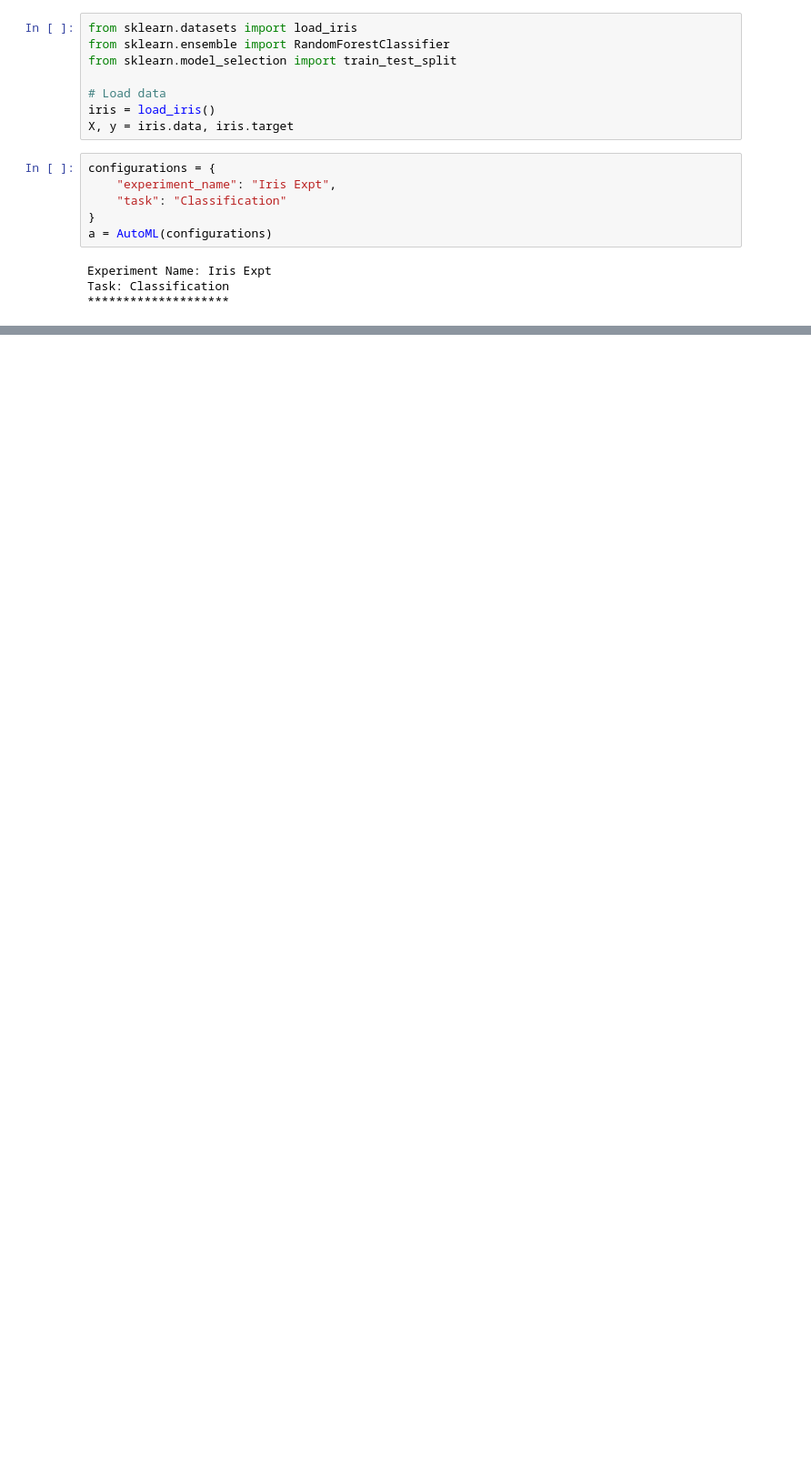
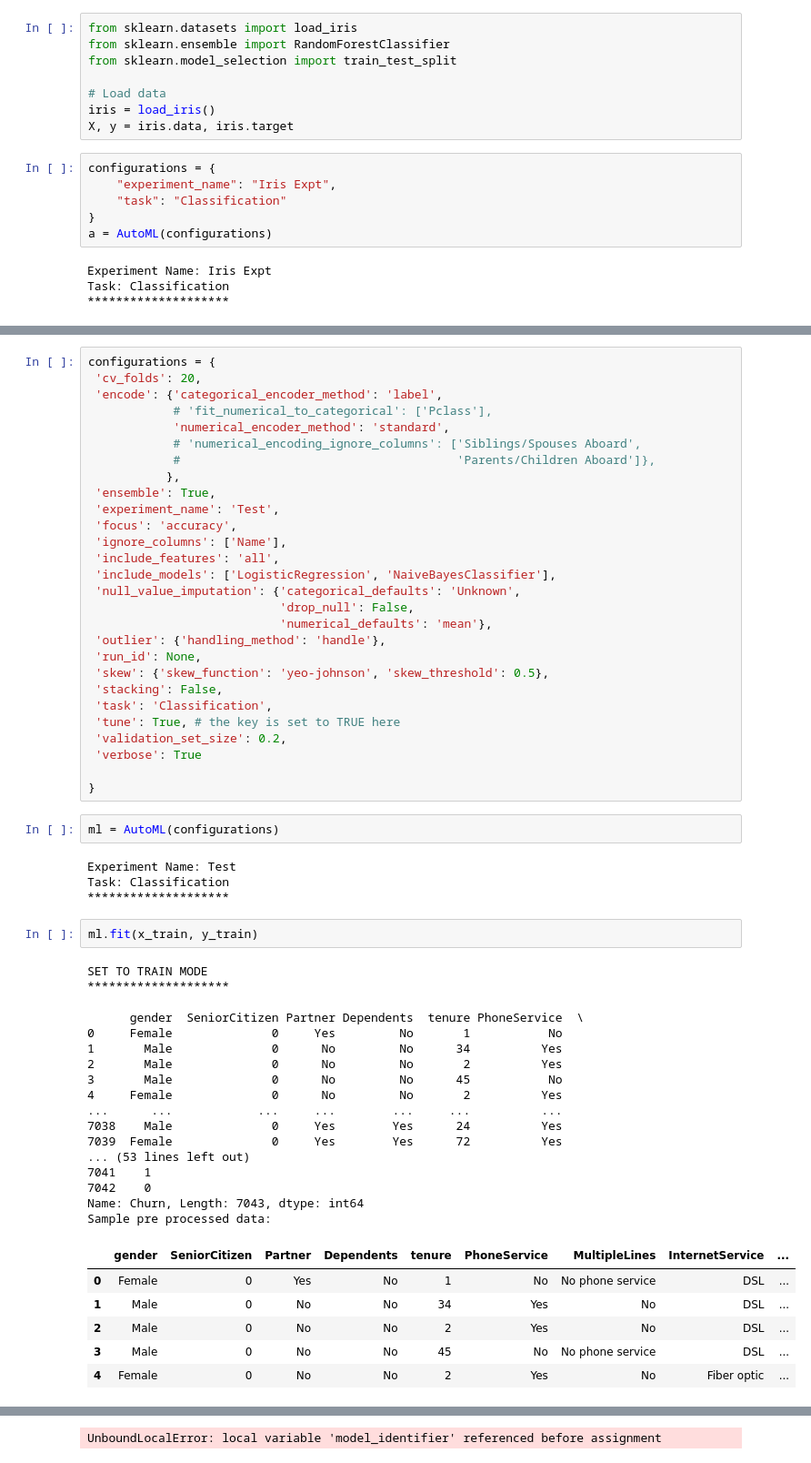
Before and after one commit to krisss08/AutoML-Library, a Jupyter notebook: demo.ipynb, the cells around one changed output, grey strips where cells are left out. Shown: that part at 91% size. Cells and saved outputs as stored; diff of their text form; blank space fills up the shorter version.

```diff
--- a/demo.ipynb
+++ b/demo.ipynb
@@ -76,0 +91,60 @@ import pandas as pd
+# %%
+configurations = {
+ 'cv_folds': 20,
+ 'encode': {'categorical_encoder_method': 'label',
+            # 'fit_numerical_to_categorical': ['Pclass'],
+            'numerical_encoder_method': 'standard',
+            # 'numerical_encoding_ignore_columns': ['Siblings/Spouses Aboard',
+            #                                       'Parents/Children Aboard']},
+           },
+ 'ensemble': True,
+ 'experiment_name': 'Test',
+ 'focus': 'accuracy',
+ 'ignore_columns': ['Name'],
+ 'include_features': 'all',
+ 'include_models': ['LogisticRegression', 'NaiveBayesClassifier'],
+ 'null_value_imputation': {'categorical_defaults': 'Unknown',
+                           'drop_null': False,
+                           'numerical_defaults': 'mean'},
+ 'outlier': {'handling_method': 'handle'},
+ 'run_id': None,
+ 'skew': {'skew_function': 'yeo-johnson', 'skew_threshold': 0.5},
+ 'stacking': False,
+ 'task': 'Classification',
+ 'tune': True, # the key is set to TRUE here
+ 'validation_set_size': 0.2,
+ 'verbose': True
+
+}
+# %%
+ml = AutoML(configurations)
+# %% [output]
+Experiment Name: Test
+Task: Classification
+********************
+# %%
+ml.fit(x_train, y_train)
+# %% [output]
+SET TO TRAIN MODE
+********************
+
+      gender  SeniorCitizen Partner Dependents  tenure PhoneService  \
+0     Female              0     Yes         No       1           No
+1       Male              0      No         No      34          Yes
+2       Male              0      No         No       2          Yes
+3       Male              0      No         No      45           No
+4     Female              0      No         No       2          Yes
+...      ...            ...     ...        ...     ...          ...
+7038    Male              0     Yes        Yes      24          Yes
+7039  Female              0     Yes        Yes      72          Yes
+... (53 lines left out)
+7041    1
+7042    0
+Name: Churn, Length: 7043, dtype: int64
+Sample pre processed data:
+|  | gender | SeniorCitizen | Partner | Dependents | tenure | PhoneService | MultipleLines | InternetService | ... |
+| 0 | Female | 0 | Yes | No | 1 | No | No phone service | DSL | ... |
+| 1 | Male | 0 | No | No | 34 | Yes | No | DSL | ... |
+| 2 | Male | 0 | No | No | 2 | Yes | No | DSL | ... |
+| 3 | Male | 0 | No | No | 45 | No | No phone service | DSL | ... |
+| 4 | Female | 0 | No | No | 2 | Yes | No | Fiber optic | ... |
@@ -76,0 +167 @@ import pandas as pd
+UnboundLocalError: local variable 'model_identifier' referenced before assignment
```
Also changed, not shown: parts of 14 cells of this notebook, 3 other files.
